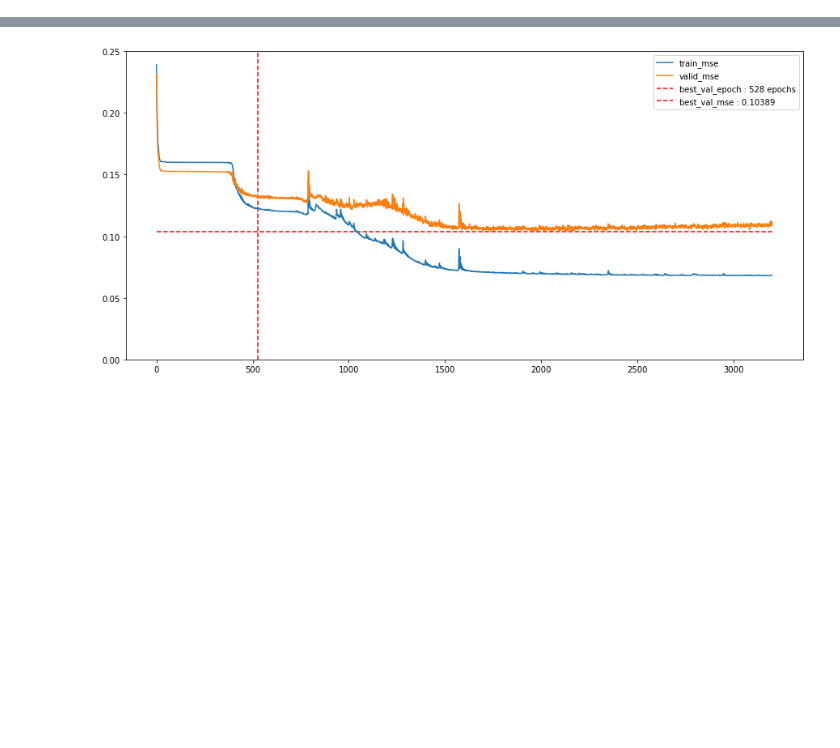
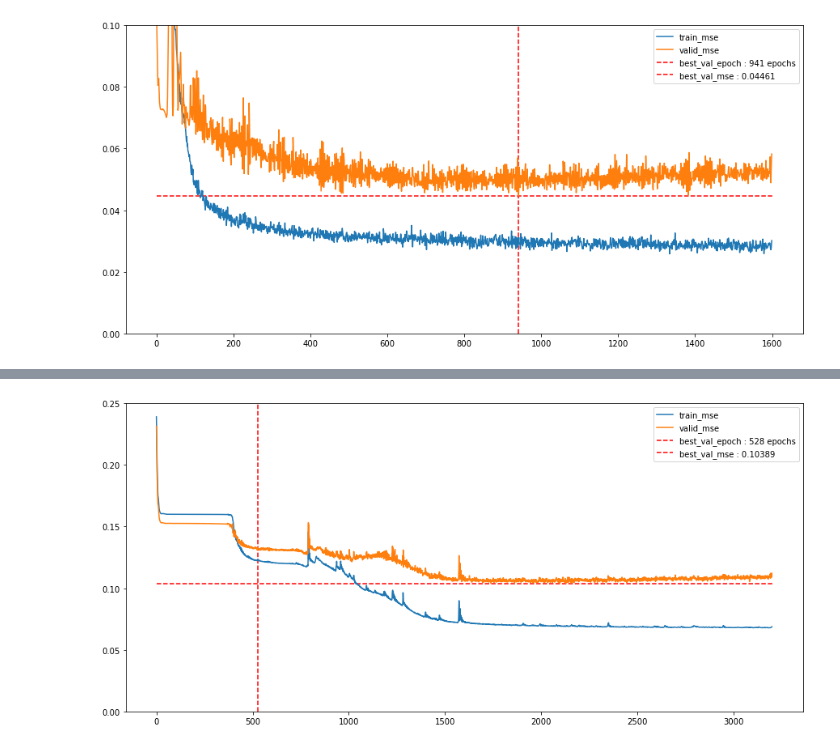
Before and after one commit to deagwon97/fp-ts, a Jupyter notebook: train_cycle.ipynb, the cells around one changed output, grey strips where cells are left out. Saved outputs shown, nothing was run; the diff lists cells and outputs as text; code cells hidden in the pictures; blank space fills up the shorter version.

Commit message:
simple is best? 가장 좋은 모델

```diff
--- a/train_cycle.ipynb
+++ b/train_cycle.ipynb
@@ -88,0 +105,22 @@ TypeError: 'torch.Size' object is not callable
+# %%
+# cycle을 추출할 때 rolling을 21로 사용
+#train에서 80 % 랜덤 추출 데이터로만 스케일러 학습
+# time data, notime data 사용
+#  인코딩 후 no time data는 곱해주기
+# hiddensize = 32
+# merge층을 추가하고 dropout도 추가
+# lstm층을 쌓고 (2개) dropout추가 -> 그닥
+
+plt.figure(figsize = [15, 7])
+plt.plot(train_error, label = 'train_mse')
+plt.plot(valid_error, label = 'valid_mse')
+plt.vlines(hist['best_val_epoch'], ymin = 0, ymax = 1,
+             colors = 'red', ls = 'dashed', label = f"best_val_epoch : {hist['best_val_epoch']} epochs")
+plt.hlines(hist['best_val_error'], xmin = 0, xmax = len(train_error),
+             colors = 'red', ls = 'dashed', label = f"best_val_mse : {hist['best_val_error']:1.5f}")
+plt.xticks(label = 'epochs')
+plt.legend()
+plt.ylim(0,0.1)
+plt.show()
+# %% [output]
+[figure, added]
```
Also changed, not shown: parts of 13 cells of this notebook, 2 other files.
